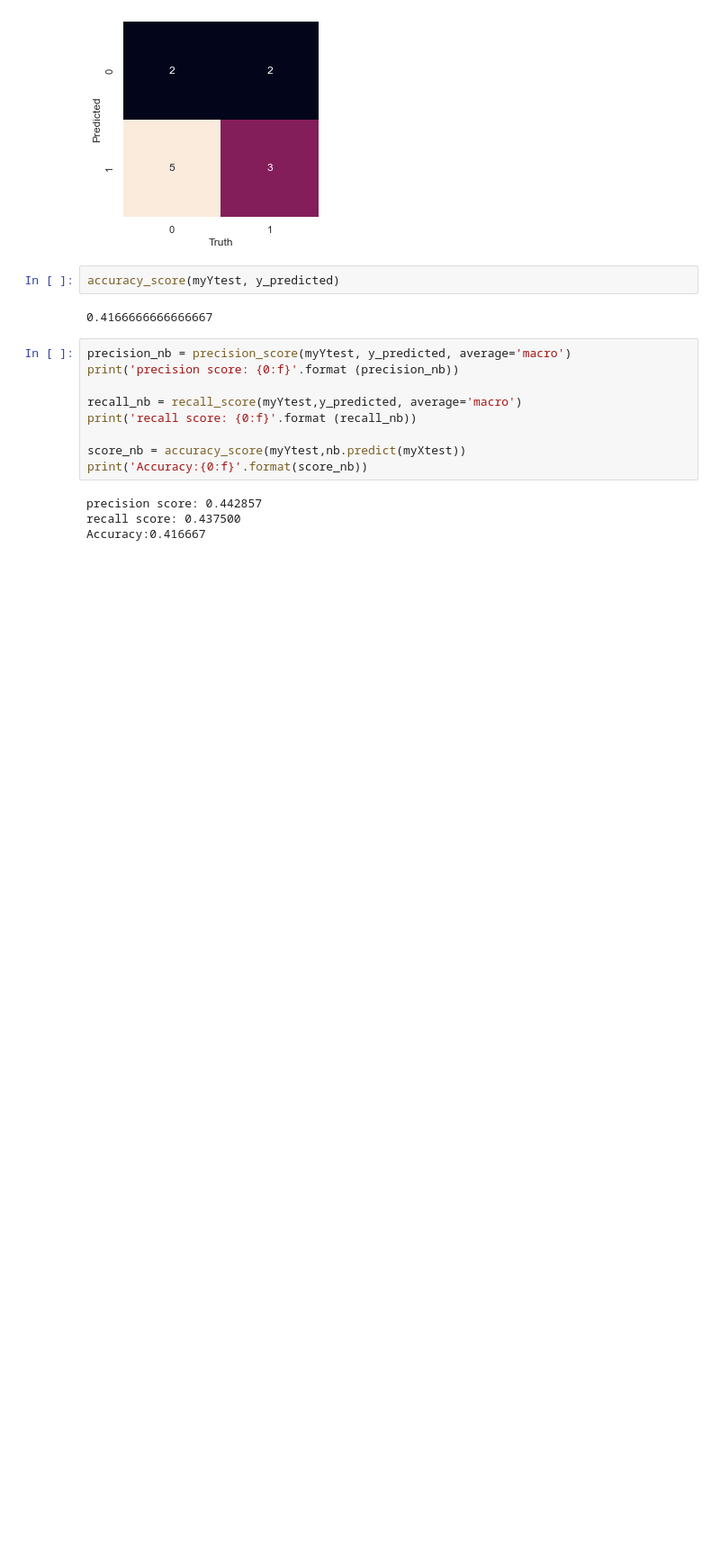
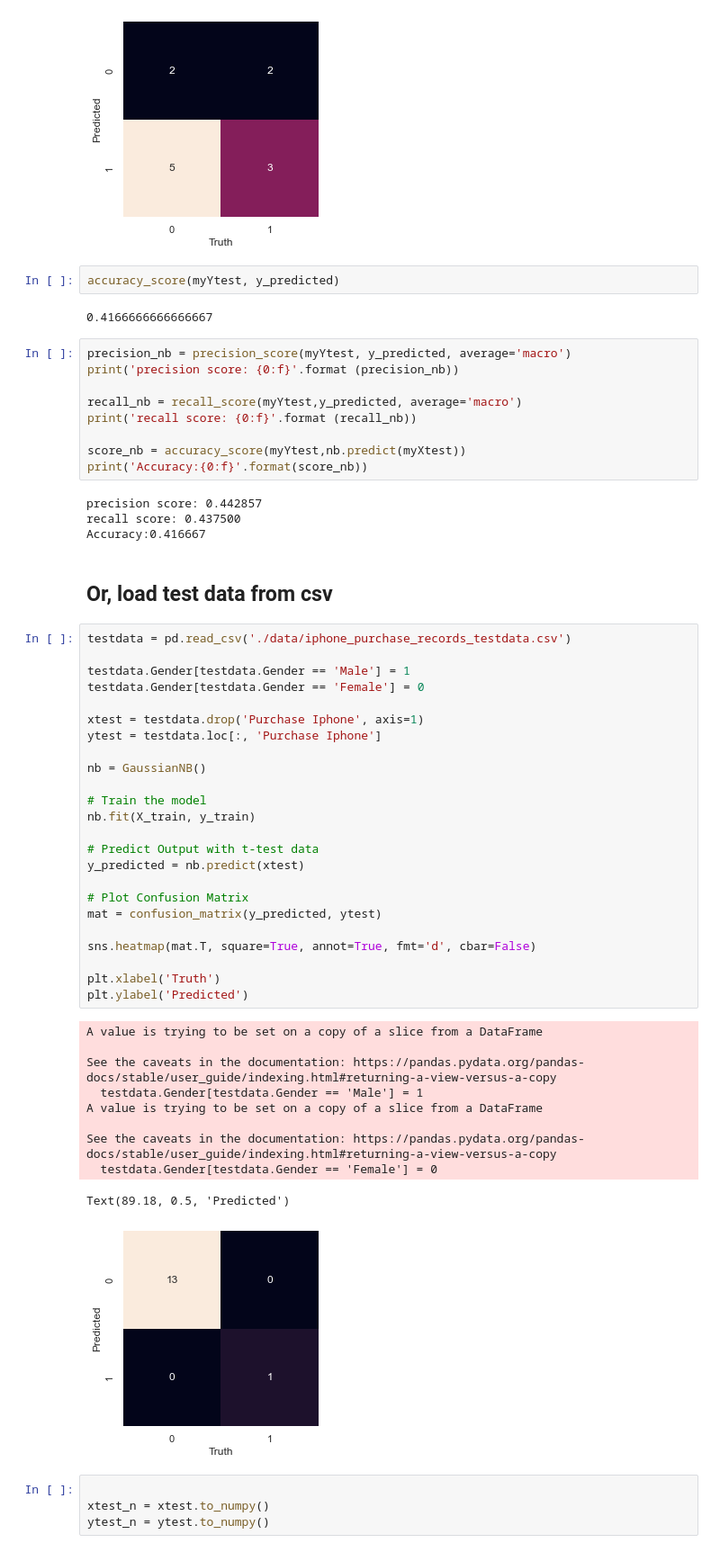
Before and after one commit to tuckwaifoong/DS-Bootcamp-Exercise-Submissions, a Jupyter notebook: Week 6/W6 - Exercise 4 - Additional Exercise .ipynb, the cells around one changed output. Shown at 90% size. Cells and saved outputs as stored; diff of their text form; blank space fills up the shorter version.

```diff
--- a/Week 6/W6 - Exercise 4 - Additional Exercise .ipynb
+++ b/Week 6/W6 - Exercise 4 - Additional Exercise .ipynb
@@ -282,3 +282,44 @@ print('Accuracy:{0:f}'.format(score_nb))
 precision score: 0.442857
 recall score: 0.437500
 Accuracy:0.416667
+# %% [markdown]
+## Or, load test data from csv
+# %%
+testdata = pd.read_csv('./data/iphone_purchase_records_testdata.csv')
+
+testdata.Gender[testdata.Gender == 'Male'] = 1
+testdata.Gender[testdata.Gender == 'Female'] = 0
+
+xtest = testdata.drop('Purchase Iphone', axis=1)
+ytest = testdata.loc[:, 'Purchase Iphone']
+
+nb = GaussianNB()
+
+# Train the model
+nb.fit(X_train, y_train)
+
+# Predict Output with t-test data
+y_predicted = nb.predict(xtest)
+
+# Plot Confusion Matrix
+mat = confusion_matrix(y_predicted, ytest)
+
+sns.heatmap(mat.T, square=True, annot=True, fmt='d', cbar=False)
+
+plt.xlabel('Truth')
+plt.ylabel('Predicted')
+# %% [output]
+A value is trying to be set on a copy of a slice from a DataFrame
+
+See the caveats in the documentation: https://pandas.pydata.org/pandas-docs/stable/user_guide/indexing.html#returning-a-view-versus-a-copy
+  testdata.Gender[testdata.Gender == 'Male'] = 1
+A value is trying to be set on a copy of a slice from a DataFrame
+
+See the caveats in the documentation: https://pandas.pydata.org/pandas-docs/stable/user_guide/indexing.html#returning-a-view-versus-a-copy
+  testdata.Gender[testdata.Gender == 'Female'] = 0
+Text(89.18, 0.5, 'Predicted')
+[figure, added]
+# %%
+
+xtest_n = xtest.to_numpy()
+ytest_n = ytest.to_numpy()
```
Also changed, not shown: parts of 1 cell of this notebook.
